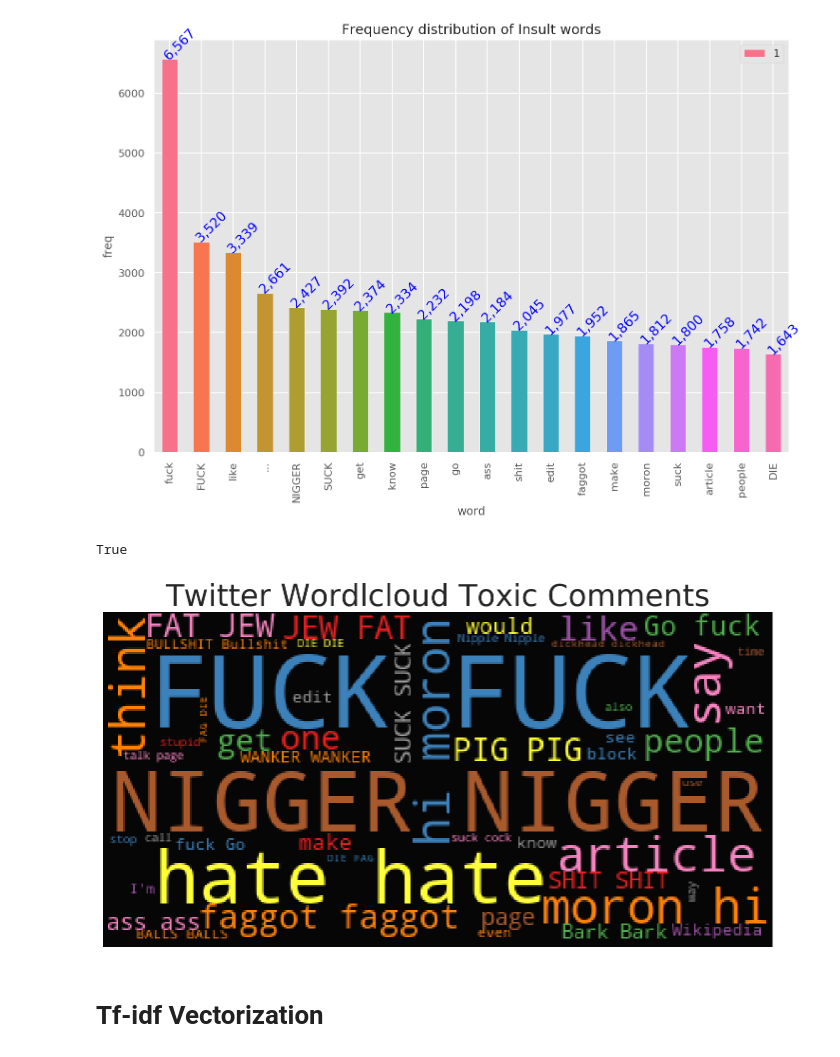
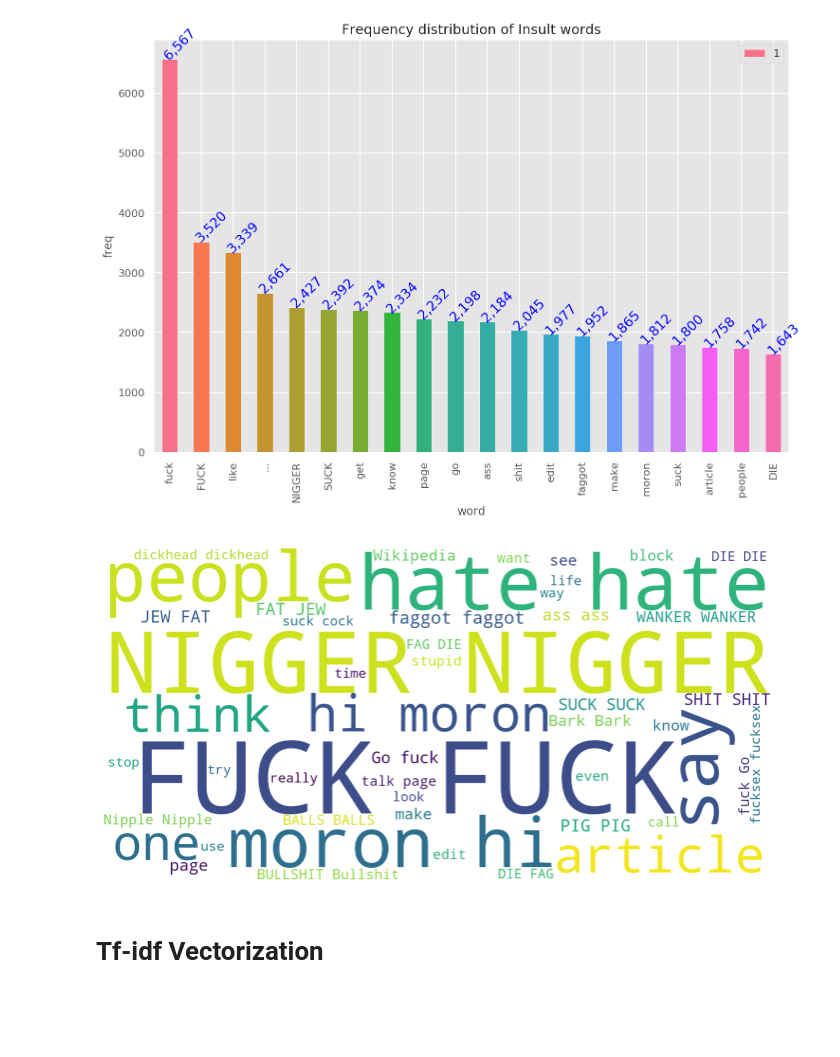
Before and after one commit to bhishanpdl/Project_Toxic_Comments, a Jupyter notebook: notebooks/a02_text_data_eda_and_visualization.ipynb, the cells around one changed output. Cells and saved outputs as stored; diff of their text form; code cells hidden in the pictures; blank space fills up the shorter version.

```diff
--- a/notebooks/a02_text_data_eda_and_visualization.ipynb
+++ b/notebooks/a02_text_data_eda_and_visualization.ipynb
@@ -358,11 +357,10 @@ plt.ylabel('freq')
 # %% [output]
 Text(0, 0.5, 'freq')
 [figure]
-# %%
-wordcloud_plot(toxic1,'Toxic')
-# %% [output]
-True
-[figure, removed]
+# %%
+plot_wordcloud(toxic1)
+# %% [output]
+[figure, added]
 # %% [markdown]
 # Tf-idf Vectorization
 # %%
```
Also changed, not shown: parts of 9 cells of this notebook.
